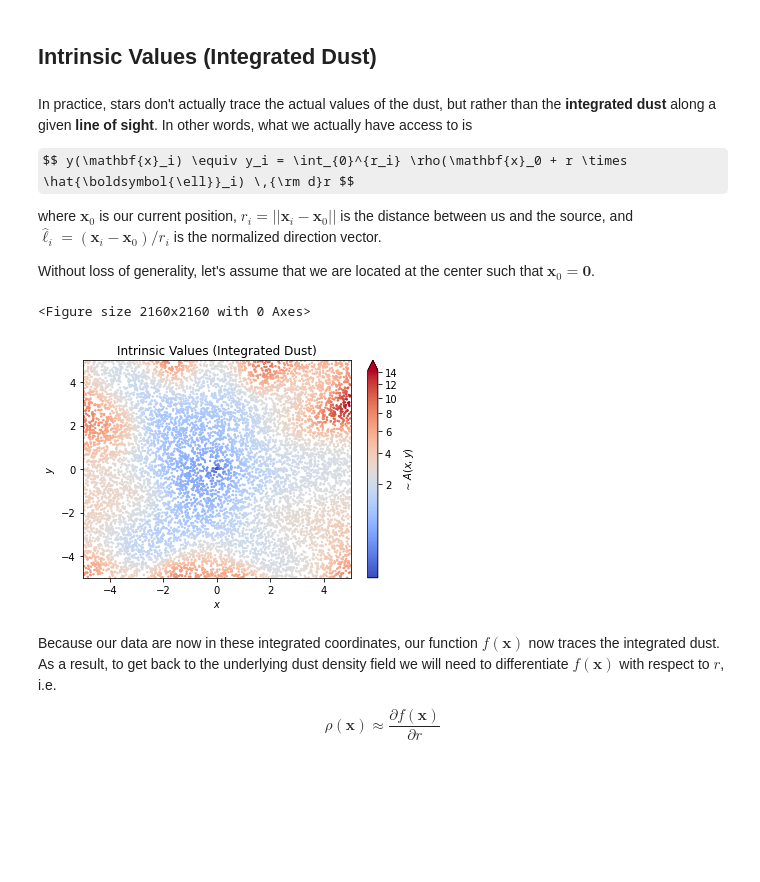
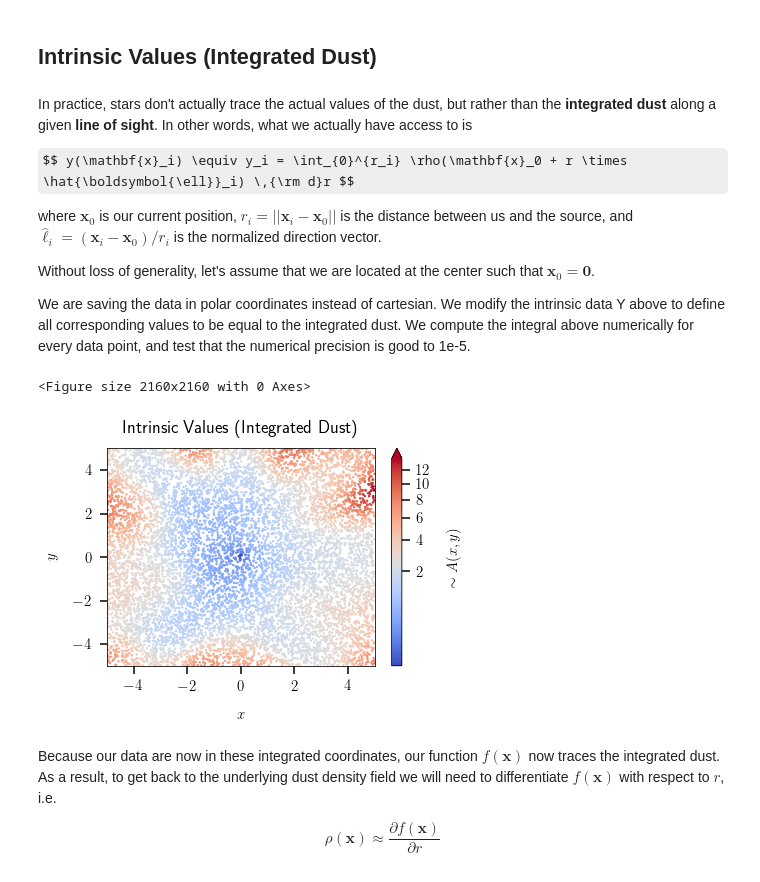
Before and after one commit to avaove/dust-map, a Jupyter notebook: dust_sim.ipynb, the cells around one changed output. Saved outputs shown, nothing was run; the diff lists cells and outputs as text; code cells hidden in the pictures; some formulas as TeX source; blank space fills up the shorter version.

Commit message:
removed asinh loss, switched to r,phi for integrated set, organized files and datasets

```diff
--- a/dust_sim.ipynb
+++ b/dust_sim.ipynb
@@ -38,7 +38,7 @@ rcParams.update({'ytick.minor.size': '3.5'})
 rcParams.update({'ytick.minor.width': '1.0'})
 rcParams.update({'axes.titlepad': '15.0'})
 rcParams.update({'axes.labelpad': '15.0'})
-rcParams.update({'font.size': 15})
+rcParams.update({'font.size': 30})
 matplotlib.rc('text', usetex=True)
 matplotlib.rcParams['text.latex.preamble']=r'\usepackage{amsmath}'
 # %% [markdown]
@@ -354,35 +362,33 @@ $$ y(\mathbf{x}_i) \equiv y_i = \int_{0}^{r_i} \rho(\mathbf{x}_0 + r \times \hat
 where $\mathbf{x}_0$ is our current position, $r_i = ||\mathbf{x}_i - \mathbf{x}_0||$ is the distance between us and the source, and $\hat{\boldsymbol{\ell}}_i = (\mathbf{x}_i - \mathbf{x}_0) / r_i$ is the normalized direction vector.
 
 Without loss of generality, let's assume that we are located at the center such that $\mathbf{x}_0 = \mathbf{0}$.
+
+We are saving the data in polar coordinates instead of cartesian. We modify the intrinsic data Y above to define all corresponding values to be equal to the integrated dust. We compute the integral above numerically for every data point, and test that the numerical precision is good to 1e-5.
 # %%
 def cart2pol(x, y):
     '''Return polar coordinate from cartesian coordinate'''
     r = np.sqrt(x**2 + y**2)
     phi = np.arctan2(y, x)
-    return r, phi
+    return [r, phi]
 
 def pol2cart(r, phi):
     '''Return cartesian coordinate from polar coordinate'''
     x = r * np.cos(phi)
     y = r * np.sin(phi)
-    return x, y
+    return [x, y]
 # %%
-# modify the intrinsic data Y above to define all corresponding
-# values to be equal to the integrated dust you will need
-# to compute the integral above numerically for every data point,
-# and test that the numerical precision is good to 1e-5 ???
 n_stars = 10000  # with more stars, our model should get better
 delta_r = 0.01  # for reiman sum over
 
-X = np.random.uniform(-5, 5, size=(n_stars, 2))
+X_cart = np.random.uniform(-5, 5, size=(n_stars, 2)) # generate randomly positioned stars (x,y)
+X = np.array([cart2pol(x, y) for x,y in X_cart]) # save polar coordinates
 X_obs = np.copy(X)
 X_err = np.zeros_like(X_obs)
 
 Y = []
-for pt in X: # using intrinsic (noiseless) dust
+for r, phi in X: # using intrinsic polar positions
     dust = [] # list of intrinsic dust at points delta_r apart along integration line
-    r, phi = cart2pol(pt[0], pt[1])
-    # get points 0.001 apart from (0,0) to pt
+    # get points delta_r apart from (0,0) to pt
     for r_prime in np.arange(0, r, delta_r):
         x, y = pol2cart(r_prime, phi)
         dust.append(np.exp(logdust(x, y)))
@@ -407,21 +413,25 @@ Yo_train, Yo_valid, Yo_test = Y_obs[:idx_train], Y_obs[idx_train:idx_valid], Y_o
 Ye_train, Ye_valid, Ye_test = Y_err[:idx_train], Y_err[idx_train:idx_valid], Y_err[idx_valid:]
 # %%
 # plot data
+rcParams.update({'font.size': 15})
 plt.figure(figsize=(30, 30))
 fig, ax = plt.subplots(1, 1)
-pcm = ax.scatter(X_train[:, 0], X_train[:, 1], c=Y_train, norm=matplotlib.colors.PowerNorm(gamma=0.4),
-            cmap='coolwarm', s = 2)
-pcm = ax.scatter(X_valid[:, 0], X_valid[:, 1], c=Y_valid, norm=matplotlib.colors.PowerNorm(gamma=0.4),
-            cmap='coolwarm', s = 2)
-pcm = ax.scatter(X_test[:, 0], X_test[:, 1], c=Y_test, norm=matplotlib.colors.PowerNorm(gamma=0.4),
-            cmap='coolwarm', s = 2)
+# for plotting change coordinate system
+X_train_cart = np.array([pol2cart(r, phi) for r, phi in X_train])
+X_valid_cart = np.array([pol2cart(r, phi) for r, phi in X_valid])
+X_test_cart = np.array([pol2cart(r, phi) for r, phi in X_test])
+# ax = fig.add_subplot(projection='polar')
+# convert back to cartesion for easier plotting
+pcm = ax.scatter(X_train_cart[:, 0], X_train_cart[:, 1], c=Y_train, norm=matplotlib.colors.PowerNorm(gamma=0.4), cmap='coolwarm', s = 2)
+pcm = ax.scatter(X_valid_cart[:, 0], X_valid_cart[:, 1], c=Y_valid, norm=matplotlib.colors.PowerNorm(gamma=0.4), cmap='coolwarm', s = 2)
+pcm = ax.scatter(X_test_cart[:, 0], X_test_cart[:, 1], c=Y_test, norm=matplotlib.colors.PowerNorm(gamma=0.4), cmap='coolwarm', s = 2)
 fig.colorbar(pcm, ax=ax, extend='max', label=r'$\sim A(x,y)$')
 ax.set_xlabel(r'$x$')
 ax.set_ylabel(r'$y$')
 ax.set_xlim([xgrid[0], xgrid[-1]])
 ax.set_ylim([ygrid[0], ygrid[-1]])
 ax.set_title('Intrinsic Values (Integrated Dust)')
-fig.savefig('training-test-valid.png')
+fig.savefig('plots/intrinsic_integrated_data.png')
 # %% [output]
 <Figure size 2160x2160 with 0 Axes>
-[figure, old version]
+[figure, new version]
```
Also changed, not shown: parts of 33 cells of this notebook, 30 other files.
